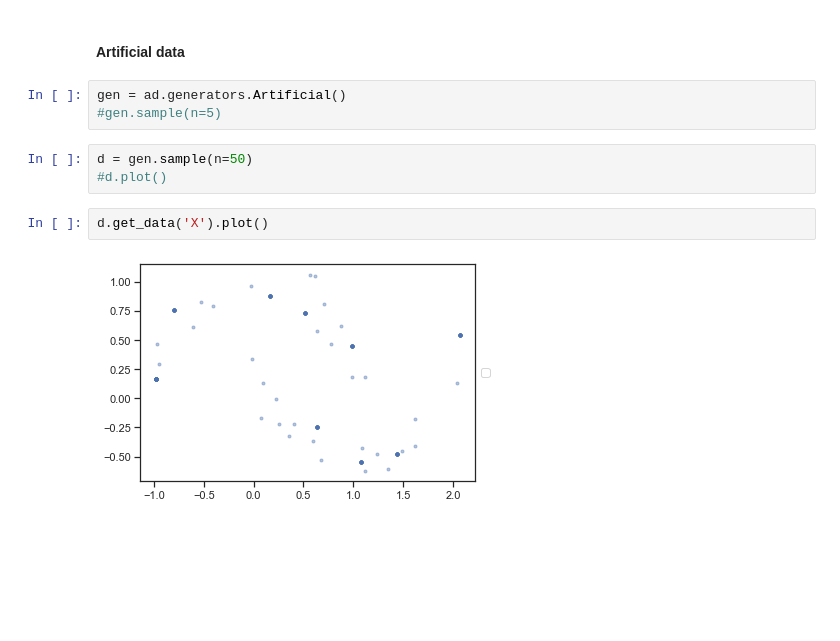
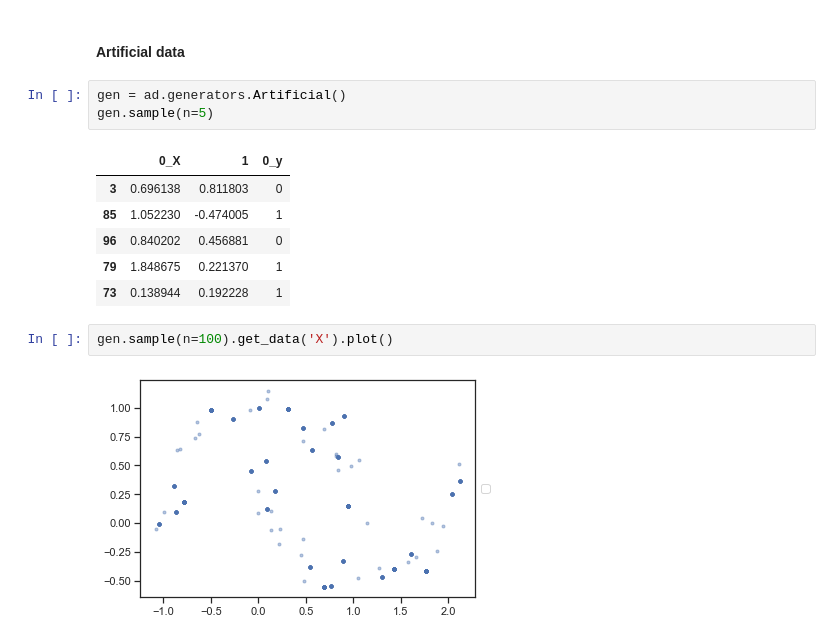
Before and after one commit to Didayolo/autopandas, a Jupyter notebook: AutoPandas_workspace.ipynb, the cells around one changed output. Cells and saved outputs as stored; diff of their text form; blank space fills up the shorter version.

Commit message:
Debug visualization.

```diff
--- a/AutoPandas_workspace.ipynb
+++ b/AutoPandas_workspace.ipynb
@@ -338,14 +340,18 @@ pca1.plot(ad=pca2)
 #### Artificial data
 # %%
 gen = ad.generators.Artificial()
-#gen.sample(n=5)
+gen.sample(n=5)
+# %% [output]
+|  | 0_X | 1 | 0_y |
+| 3 | 0.696138 | 0.811803 | 0 |
+| 85 | 1.052230 | -0.474005 | 1 |
+| 96 | 0.840202 | 0.456881 | 0 |
+| 79 | 1.848675 | 0.221370 | 1 |
+| 73 | 0.138944 | 0.192228 | 1 |
-# %%
-d = gen.sample(n=50)
-#d.plot()
 # %%
-d.get_data('X').plot()
+gen.sample(n=100).get_data('X').plot()
 # %% [output]
-[figure, old version]
+[figure, new version]
 # %%
 gen = ad.generators.Artificial(method='blobs')
 gen.sample(n=5)
```
Also changed, not shown: parts of 6 cells of this notebook, 4 other files.
